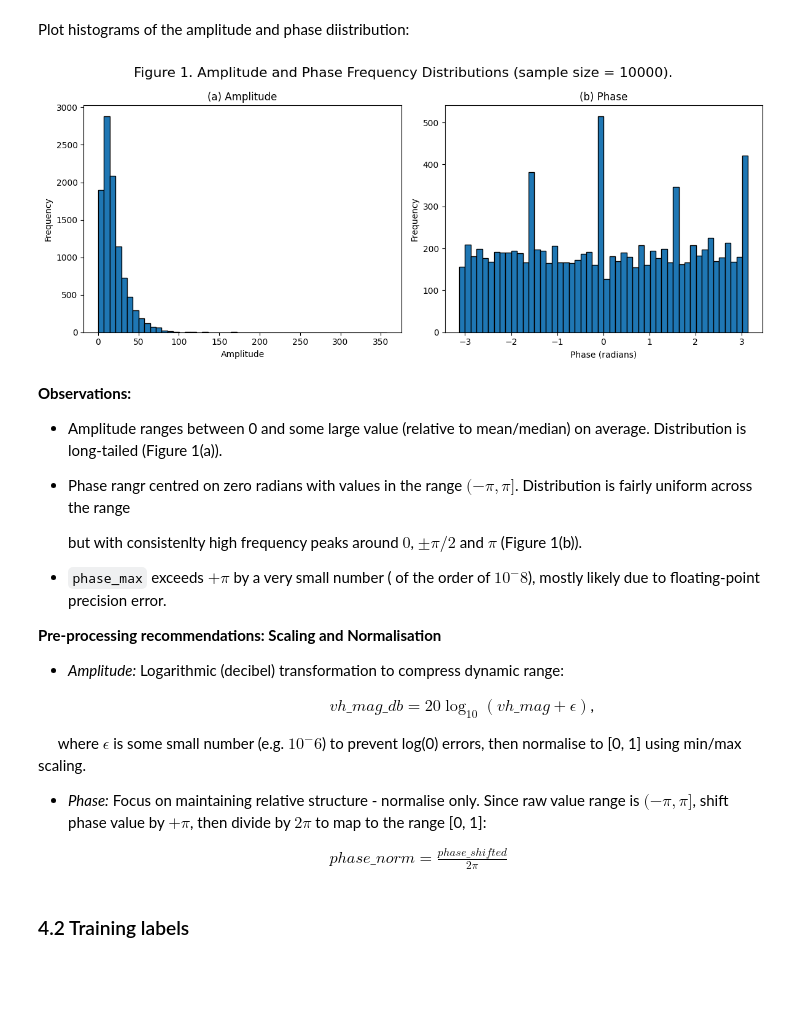
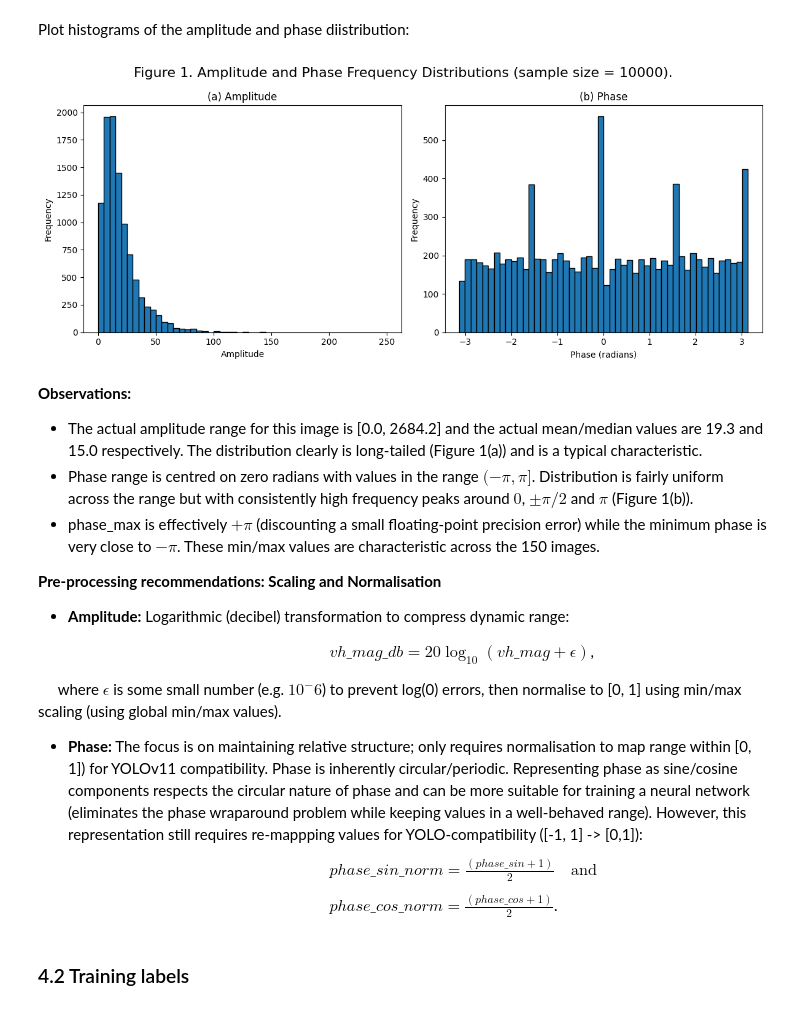
Before and after one commit to pmillitz/SARship-detect, a Jupyter notebook: working/SARFish_Project.ipynb, the cells around one changed output. Saved outputs shown, nothing was run; the diff lists cells and outputs as text; code cells hidden in the pictures; blank space fills up the shorter version.

```diff
--- a/working/SARFish_Project.ipynb
+++ b/working/SARFish_Project.ipynb
@@ -157,49 +160,51 @@ Plot histograms of the amplitude and phase diistribution:
 # Extract the raw amplitude and phase data
 vh_mag = np.abs(slc_data)
 vh_phase = np.angle(slc_data)
-# %%
-# Plot histograms of raw amplitude and phase (randomly sampled)
-sample_size = 10000
-vh_mag_sample = np.random.choice(vh_mag.ravel(), sample_size, replace=False)
-vh_phase_sample = np.random.choice(vh_phase.ravel(), sample_size, replace=False)
-
-fig, axes = plt.subplots(1, 2, figsize=(12, 5))
-
-# Plot histogram on the first subplot
-axes[0].hist(vh_mag_sample, bins=50, edgecolor='black')
-axes[0].set_title("(a) Amplitude")
-axes[0].set_xlabel("Amplitude")
-axes[0].set_ylabel("Frequency")
-
-# Plot histogram on the second subplot
-axes[1].hist(vh_phase_sample, bins=50, edgecolor='black')
-axes[1].set_title("(b) Phase")
-axes[1].set_xlabel("Phase (radians)")
-axes[1].set_ylabel("Frequency")
-
-# Add super title
-fig.suptitle("Figure 1. Amplitude and Phase Frequency Distributions (sample size = 10000).", fontsize=16)
-
-# Improve layout and show plot
-plt.tight_layout()
-plt.show()
-# %% [output]
-[figure, removed]
+# %%
+# Plot histograms of raw amplitude and phase (randomly sampled)
+sample_size = 10000
+vh_mag_sample = np.random.choice(vh_mag.ravel(), sample_size, replace=False)
+vh_phase_sample = np.random.choice(vh_phase.ravel(), sample_size, replace=False)
+
+fig, axes = plt.subplots(1, 2, figsize=(12, 5))
+
+# Plot histogram on the first subplot
+axes[0].hist(vh_mag_sample, bins=50, edgecolor='black')
+axes[0].set_title("(a) Amplitude")
+axes[0].set_xlabel("Amplitude")
+axes[0].set_ylabel("Frequency")
+
+# Plot histogram on the second subplot
+axes[1].hist(vh_phase_sample, bins=50, edgecolor='black')
+axes[1].set_title("(b) Phase")
+axes[1].set_xlabel("Phase (radians)")
+axes[1].set_ylabel("Frequency")
+
+# Add super title
+fig.suptitle("Figure 1. Amplitude and Phase Frequency Distributions (sample size = 10000).", fontsize=16)
+
+# Improve layout and show plot
+plt.tight_layout()
+plt.show()
+
+slc_data = None # free up memory
+# %% [output]
+[figure, added]
 # %% [markdown]
 **Observations:**
-* Amplitude ranges between 0 and some large value (relative to mean/median) on average. Distribution is long-tailed (Figure 1(a)).
-* Phase rangr centred on zero radians with values in the range $(-\pi, \pi]$. Distribution is fairly uniform across the range
-
-  but with consistenlty high frequency peaks around $0$, $\pm\pi/2$ and $\pi$ (Figure 1(b)).
-* `phase_max` exceeds $+\pi$ by a very small number ( of the order of $10^-8$), mostly likely due to floating-point precision error.
+* The actual amplitude range for this image is [0.0, 2684.2] and the actual mean/median values are 19.3 and 15.0 respectively. The distribution clearly is long-tailed (Figure 1(a)) and is a typical characteristic.
+* Phase range is centred on zero radians with values in the range $(-\pi, \pi]$. Distribution is fairly uniform across the range but with consistently high frequency peaks around $0$, $\pm\pi/2$ and $\pi$ (Figure 1(b)).
+* phase_max is effectively $+\pi$ (discounting a small floating-point precision error) while the minimum phase is very close to $-\pi$. These min/max values are characteristic across the 150 images.
 
 **Pre-processing recommendations: Scaling and Normalisation**
-* *Amplitude:* Logarithmic (decibel) transformation to compress dynamic range:
+* **Amplitude:** Logarithmic (decibel) transformation to compress dynamic range:
 
 $\quad\quad\quad\quad\quad\quad\quad\quad\quad\quad\quad\quad\quad\quad\quad\quad\quad\quad vh\_mag\_db = 20\log_{10}(vh\_mag + \epsilon)$,
 
-$\quad$ where $\epsilon$ is some small number (e.g. $10^-6$) to prevent log(0) errors, then normalise to [0, 1] using min/max scaling.
+$\quad$ where $\epsilon$ is some small number (e.g. $10^-6$) to prevent log(0) errors, then normalise to [0, 1] using min/max scaling (using global min/max values).
 
-* *Phase:* Focus on maintaining relative structure - normalise only. Since raw value range is $(-\pi, \pi]$, shift phase value by $+\pi$, then divide by $2\pi$ to map to the range [0, 1]:
+* **Phase:** The focus is on maintaining relative structure; only requires normalisation to map range within [0, 1]) for YOLOv11 compatibility. Phase is inherently circular/periodic. Representing phase as sine/cosine components respects the circular nature of phase and can be more suitable for training a neural network (eliminates the phase wraparound problem while keeping values in a well-behaved range). However, this representation still requires re-mappping values for YOLO-compatibility ([-1, 1] -> [0,1]):
 
- $\quad\quad\quad\quad\quad\quad\quad\quad\quad\quad\quad\quad\quad\quad\quad\quad\quad\quad phase\_norm = \frac{phase\_shifted}{2\pi}$
+ $\quad\quad\quad\quad\quad\quad\quad\quad\quad\quad\quad\quad\quad\quad\quad\quad\quad\quad phase\_sin\_norm = \frac{(phase\_sin + 1)}{2}\quad\text{and}$
+
+ $\quad\quad\quad\quad\quad\quad\quad\quad\quad\quad\quad\quad\quad\quad\quad\quad\quad\quad phase\_cos\_norm = \frac{(phase\_cos + 1)}{2}$.
```
Also changed, not shown: parts of 32 cells of this notebook.
